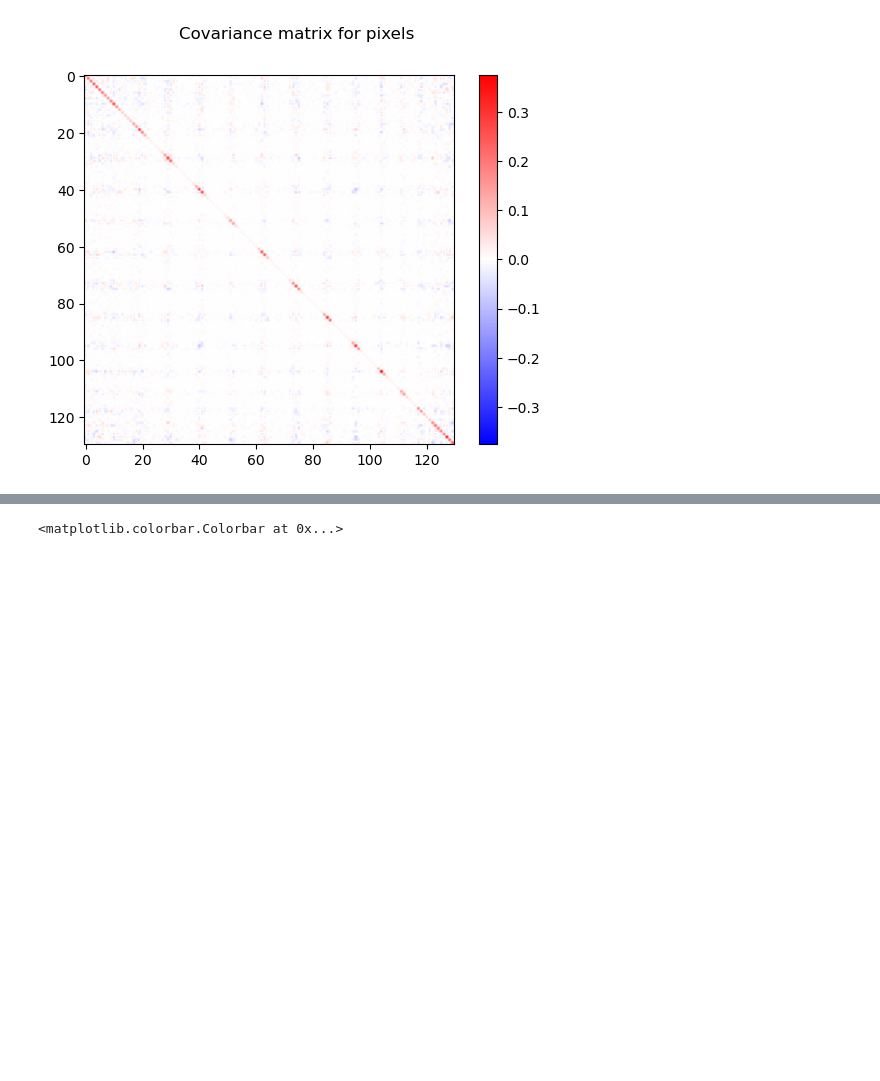
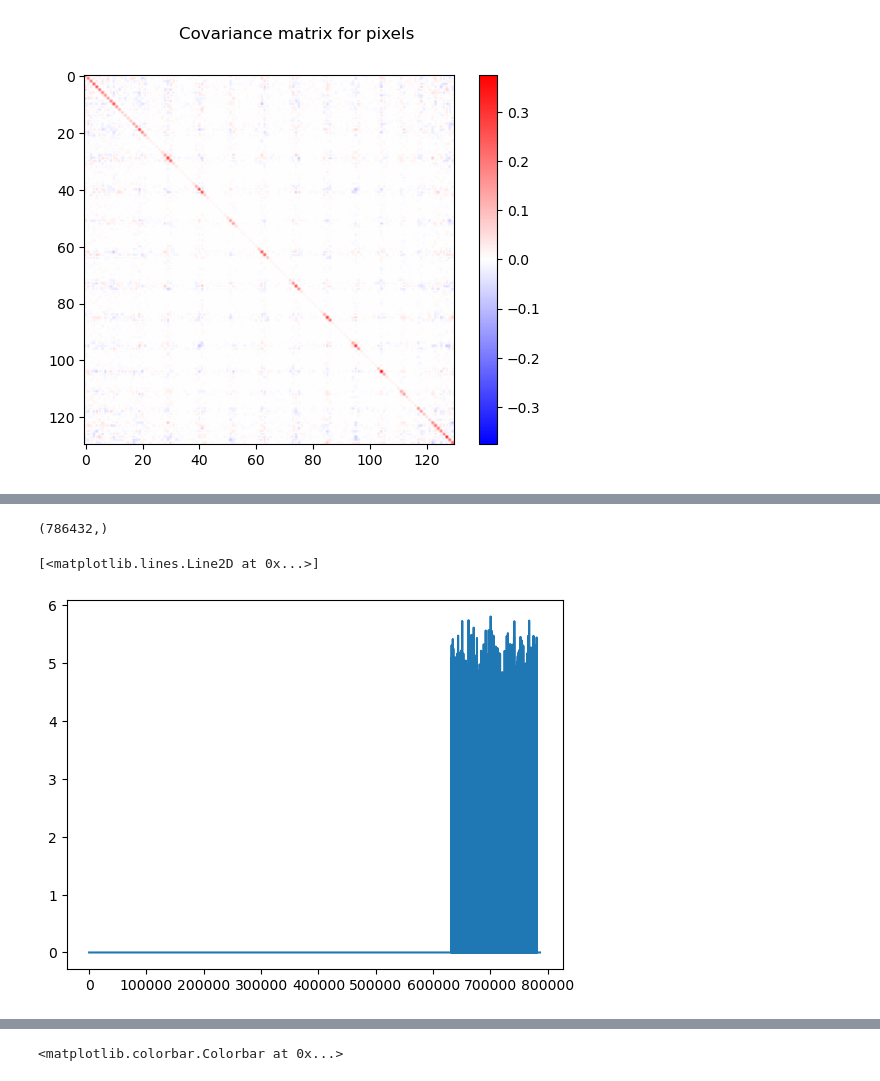
Before and after one commit to mathias77515/CMM-Pipeline, a Jupyter notebook: scripts_nahuel/noise_analysis.ipynb, the cells around one changed output, grey strips where cells are left out. Saved outputs shown, nothing was run; the diff lists cells and outputs as text; code cells hidden in the pictures; blank space fills up the shorter version.

```diff
--- a/scripts_nahuel/noise_analysis.ipynb
+++ b/scripts_nahuel/noise_analysis.ipynb
@@ -244,0 +269,10 @@ plt.colorbar()
+# %%
+print(np.std(masked_res,axis=0).shape)
+# %% [output]
+(786432,)
+# %%
+plt.figure()
+plt.plot(np.std(masked_res,axis=0))
+# %% [output]
+[<matplotlib.lines.Line2D at 0x...>]
+[figure, added]
```
Also changed, not shown: parts of 7 cells of this notebook, 1 other file.
